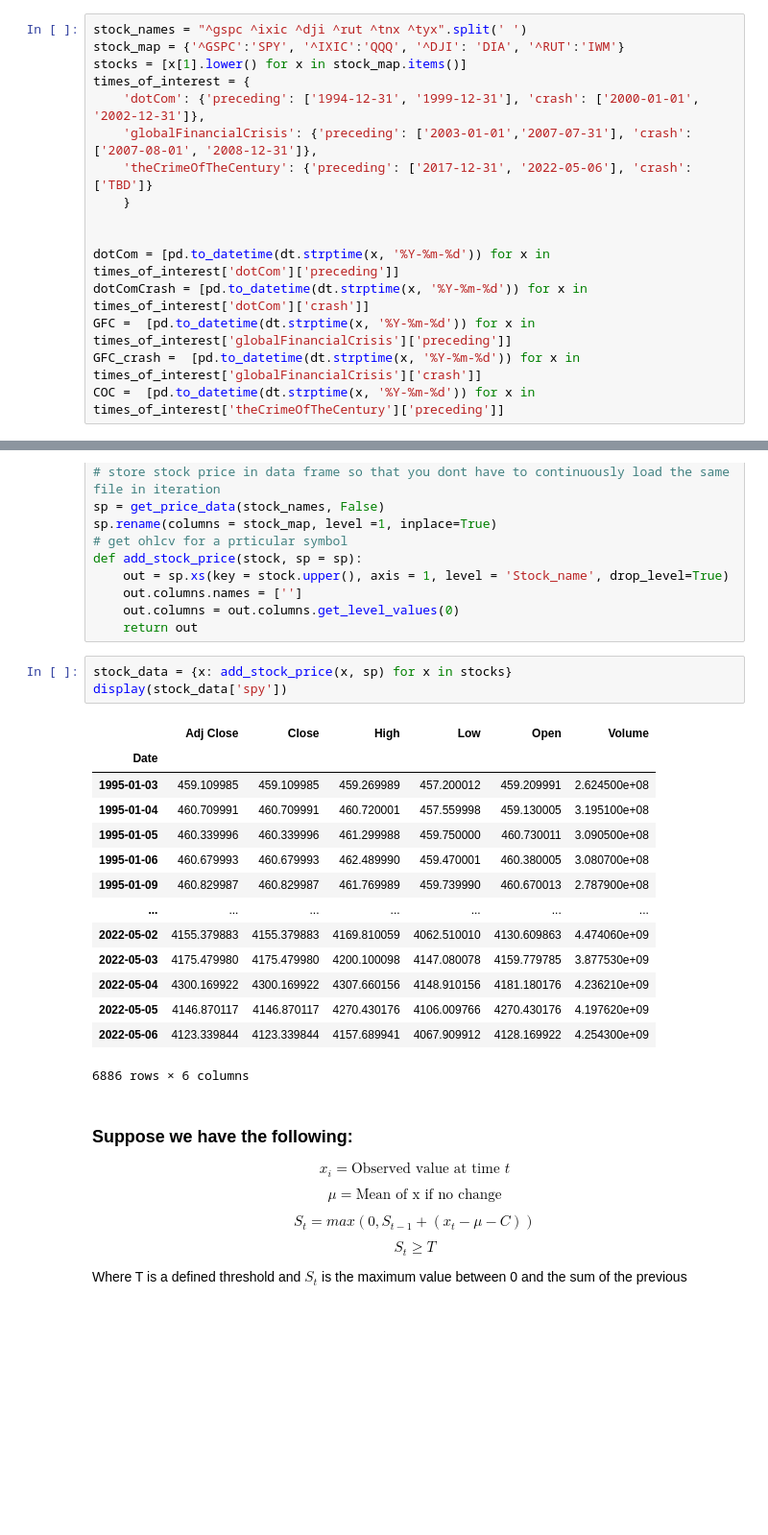
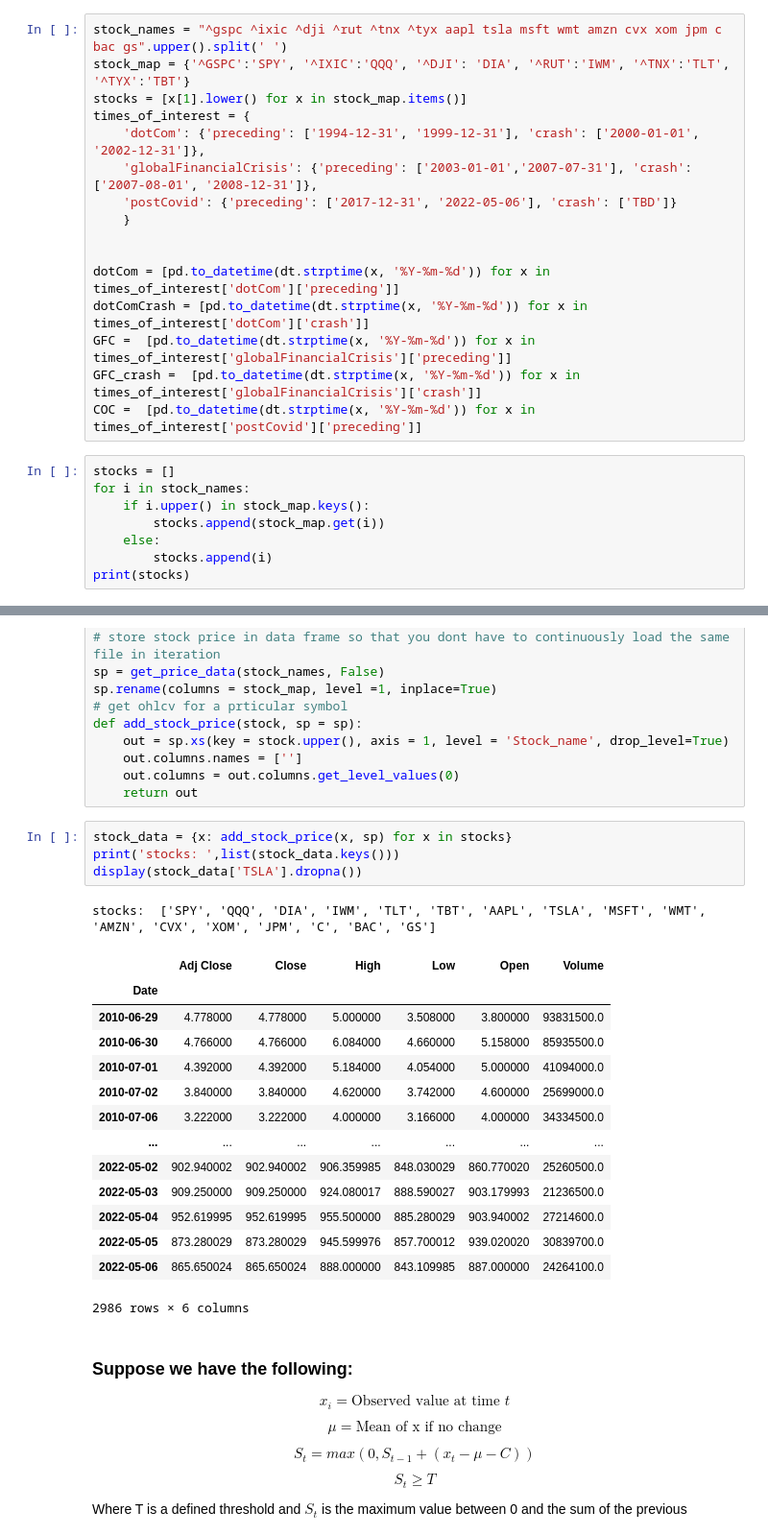
Before and after one commit to jeraldthatman/stockoption_v2, a Jupyter notebook: ChangeDetector.ipynb, the cells around one changed output, grey strips where cells are left out. Shown at 96% size. Cells and saved outputs as stored; diff of their text form; blank space fills up the shorter version.

```diff
--- a/ChangeDetector.ipynb
+++ b/ChangeDetector.ipynb
@@ -15,13 +14,13 @@ Lets begin by gathering some daily stock price data, for a few stocks. Given the
 
 Lets also define some dates of particular interest, those that are listed above.
 # %%
-stock_names = "^gspc ^ixic ^dji ^rut ^tnx ^tyx".split(' ')
-stock_map = {'^GSPC':'SPY', '^IXIC':'QQQ', '^DJI': 'DIA', '^RUT':'IWM'}
+stock_names = "^gspc ^ixic ^dji ^rut ^tnx ^tyx aapl tsla msft wmt amzn cvx xom jpm c bac gs".upper().split(' ')
+stock_map = {'^GSPC':'SPY', '^IXIC':'QQQ', '^DJI': 'DIA', '^RUT':'IWM', '^TNX':'TLT', '^TYX':'TBT'}
 stocks = [x[1].lower() for x in stock_map.items()]
 times_of_interest = {
     'dotCom': {'preceding': ['1994-12-31', '1999-12-31'], 'crash': ['2000-01-01', '2002-12-31']},
     'globalFinancialCrisis': {'preceding': ['2003-01-01','2007-07-31'], 'crash': ['2007-08-01', '2008-12-31']},
-    'theCrimeOfTheCentury': {'preceding': ['2017-12-31', '2022-05-06'], 'crash': ['TBD']}
+    'postCovid': {'preceding': ['2017-12-31', '2022-05-06'], 'crash': ['TBD']}
     }
 
 
@@ -29,4 +28,12 @@ dotCom = [pd.to_datetime(dt.strptime(x, '%Y-%m-%d')) for x in times_of_interest[
 dotComCrash = [pd.to_datetime(dt.strptime(x, '%Y-%m-%d')) for x in times_of_interest['dotCom']['crash']]
 GFC =  [pd.to_datetime(dt.strptime(x, '%Y-%m-%d')) for x in times_of_interest['globalFinancialCrisis']['preceding']]
 GFC_crash =  [pd.to_datetime(dt.strptime(x, '%Y-%m-%d')) for x in times_of_interest['globalFinancialCrisis']['crash']]
-COC =  [pd.to_datetime(dt.strptime(x, '%Y-%m-%d')) for x in times_of_interest['theCrimeOfTheCentury']['preceding']]
+COC =  [pd.to_datetime(dt.strptime(x, '%Y-%m-%d')) for x in times_of_interest['postCovid']['preceding']]
+# %%
+stocks = []
+for i in stock_names:
+    if i.upper() in stock_map.keys():
+        stocks.append(stock_map.get(i))
+    else:
+        stocks.append(i)
+print(stocks)
@@ -58,22 +67,24 @@ def add_stock_price(stock, sp = sp):
     return out
 # %%
 stock_data = {x: add_stock_price(x, sp) for x in stocks}
-display(stock_data['spy'])
+print('stocks: ',list(stock_data.keys()))
+display(stock_data['TSLA'].dropna())
 # %% [output]
+stocks:  ['SPY', 'QQQ', 'DIA', 'IWM', 'TLT', 'TBT', 'AAPL', 'TSLA', 'MSFT', 'WMT', 'AMZN', 'CVX', 'XOM', 'JPM', 'C', 'BAC', 'GS']
 |  | Adj Close | Close | High | Low | Open | Volume |
 | Date |  |  |  |  |  |  |
-| 1995-01-03 | 459.109985 | 459.109985 | 459.269989 | 457.200012 | 459.209991 | 2.624500e+08 |
-| 1995-01-04 | 460.709991 | 460.709991 | 460.720001 | 457.559998 | 459.130005 | 3.195100e+08 |
-| 1995-01-05 | 460.339996 | 460.339996 | 461.299988 | 459.750000 | 460.730011 | 3.090500e+08 |
-| 1995-01-06 | 460.679993 | 460.679993 | 462.489990 | 459.470001 | 460.380005 | 3.080700e+08 |
-| 1995-01-09 | 460.829987 | 460.829987 | 461.769989 | 459.739990 | 460.670013 | 2.787900e+08 |
+| 2010-06-29 | 4.778000 | 4.778000 | 5.000000 | 3.508000 | 3.800000 | 93831500.0 |
+| 2010-06-30 | 4.766000 | 4.766000 | 6.084000 | 4.660000 | 5.158000 | 85935500.0 |
+| 2010-07-01 | 4.392000 | 4.392000 | 5.184000 | 4.054000 | 5.000000 | 41094000.0 |
+| 2010-07-02 | 3.840000 | 3.840000 | 4.620000 | 3.742000 | 4.600000 | 25699000.0 |
+| 2010-07-06 | 3.222000 | 3.222000 | 4.000000 | 3.166000 | 4.000000 | 34334500.0 |
 | ... | ... | ... | ... | ... | ... | ... |
-| 2022-05-02 | 4155.379883 | 4155.379883 | 4169.810059 | 4062.510010 | 4130.609863 | 4.474060e+09 |
-| 2022-05-03 | 4175.479980 | 4175.479980 | 4200.100098 | 4147.080078 | 4159.779785 | 3.877530e+09 |
-| 2022-05-04 | 4300.169922 | 4300.169922 | 4307.660156 | 4148.910156 | 4181.180176 | 4.236210e+09 |
-| 2022-05-05 | 4146.870117 | 4146.870117 | 4270.430176 | 4106.009766 | 4270.430176 | 4.197620e+09 |
-| 2022-05-06 | 4123.339844 | 4123.339844 | 4157.689941 | 4067.909912 | 4128.169922 | 4.254300e+09 |
+| 2022-05-02 | 902.940002 | 902.940002 | 906.359985 | 848.030029 | 860.770020 | 25260500.0 |
+| 2022-05-03 | 909.250000 | 909.250000 | 924.080017 | 888.590027 | 903.179993 | 21236500.0 |
+| 2022-05-04 | 952.619995 | 952.619995 | 955.500000 | 885.280029 | 903.940002 | 27214600.0 |
+| 2022-05-05 | 873.280029 | 873.280029 | 945.599976 | 857.700012 | 939.020020 | 30839700.0 |
+| 2022-05-06 | 865.650024 | 865.650024 | 888.000000 | 843.109985 | 887.000000 | 24264100.0 |
-6886 rows × 6 columns
+2986 rows × 6 columns
 # %% [markdown]
 ### Suppose we have the following:
 
```
Also changed, not shown: parts of 18 cells of this notebook.
